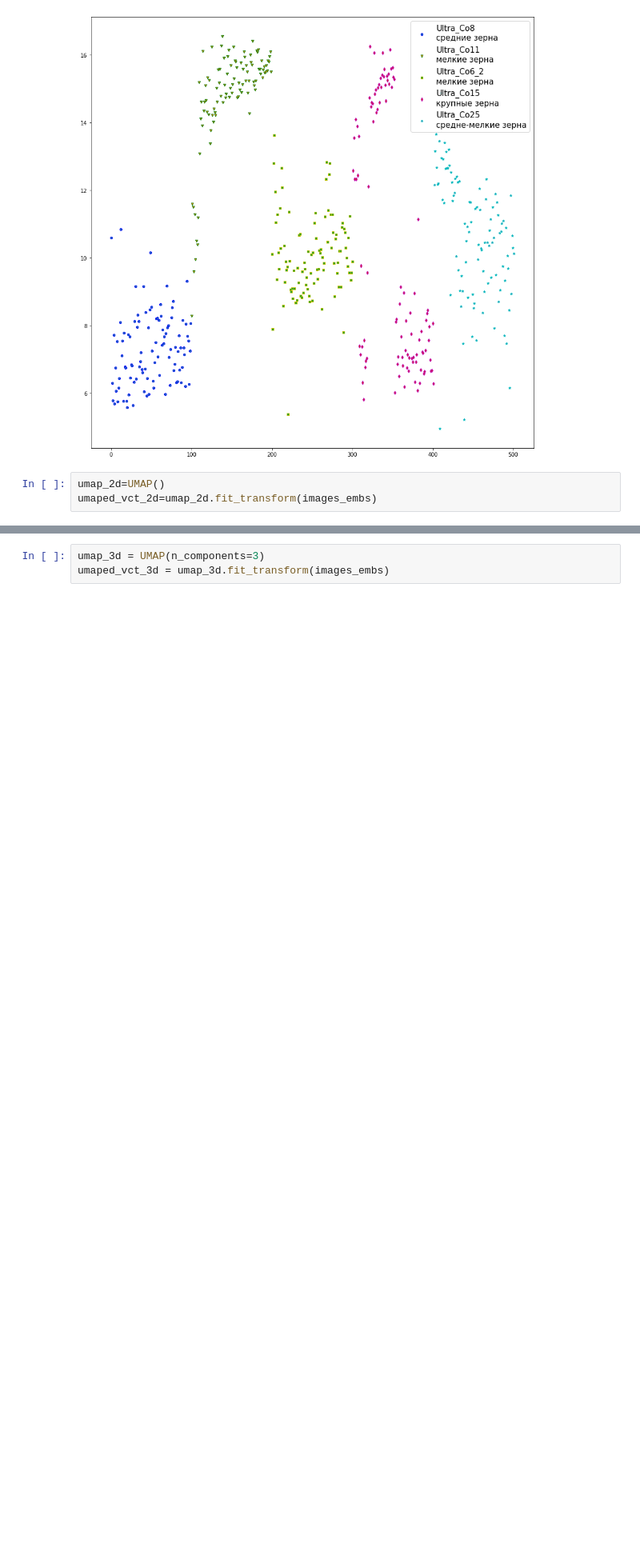
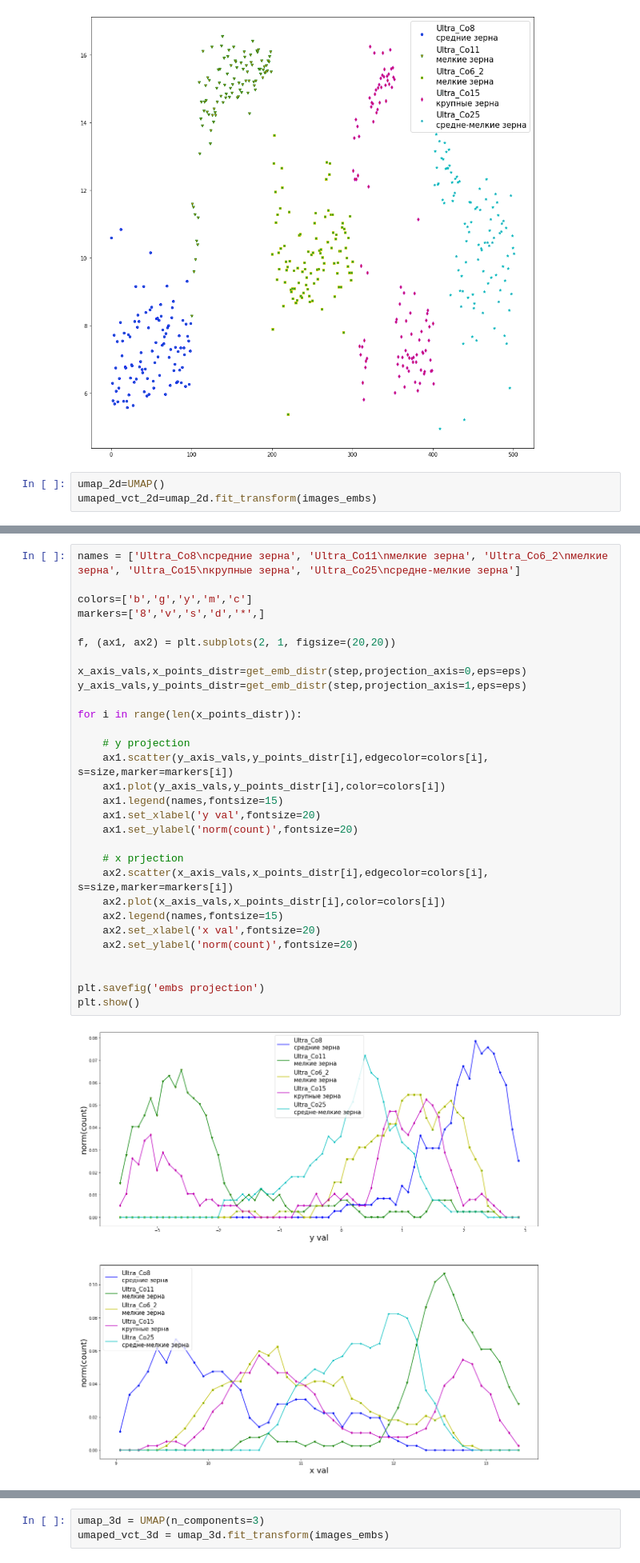
Before and after one commit to dkagramanyan/WC-Co_computer_vision, a Jupyter notebook: 06-NN.ipynb, the cells around one changed output, grey strips where cells are left out. Shown at 80% size. Saved outputs shown, nothing was run; the diff lists cells and outputs as text; blank space fills up the shorter version.

```diff
--- a/06-NN.ipynb
+++ b/06-NN.ipynb
@@ -253,0 +281,32 @@ plt.show()
+# %%
+names = ['Ultra_Co8\nсредние зерна', 'Ultra_Co11\nмелкие зерна', 'Ultra_Co6_2\nмелкие зерна', 'Ultra_Co15\nкрупные зерна', 'Ultra_Co25\nсредне-мелкие зерна']
+
+colors=['b','g','y','m','c']
+markers=['8','v','s','d','*',]
+
+f, (ax1, ax2) = plt.subplots(2, 1, figsize=(20,20))
+
+x_axis_vals,x_points_distr=get_emb_distr(step,projection_axis=0,eps=eps)
+y_axis_vals,y_points_distr=get_emb_distr(step,projection_axis=1,eps=eps)
+
+for i in range(len(x_points_distr)):
+
+    # y projection
+    ax1.scatter(y_axis_vals,y_points_distr[i],edgecolor=colors[i], s=size,marker=markers[i])
+    ax1.plot(y_axis_vals,y_points_distr[i],color=colors[i])
+    ax1.legend(names,fontsize=15)
+    ax1.set_xlabel('y val',fontsize=20)
+    ax1.set_ylabel('norm(count)',fontsize=20)
+
+    # x prjection
+    ax2.scatter(x_axis_vals,x_points_distr[i],edgecolor=colors[i], s=size,marker=markers[i])
+    ax2.plot(x_axis_vals,x_points_distr[i],color=colors[i])
+    ax2.legend(names,fontsize=15)
+    ax2.set_xlabel('x val',fontsize=20)
+    ax2.set_ylabel('norm(count)',fontsize=20)
+
+
+plt.savefig('embs projection')
+plt.show()
+# %% [output]
+[figure, added]
```
Also changed, not shown: parts of 11 cells of this notebook, 1 other file.
